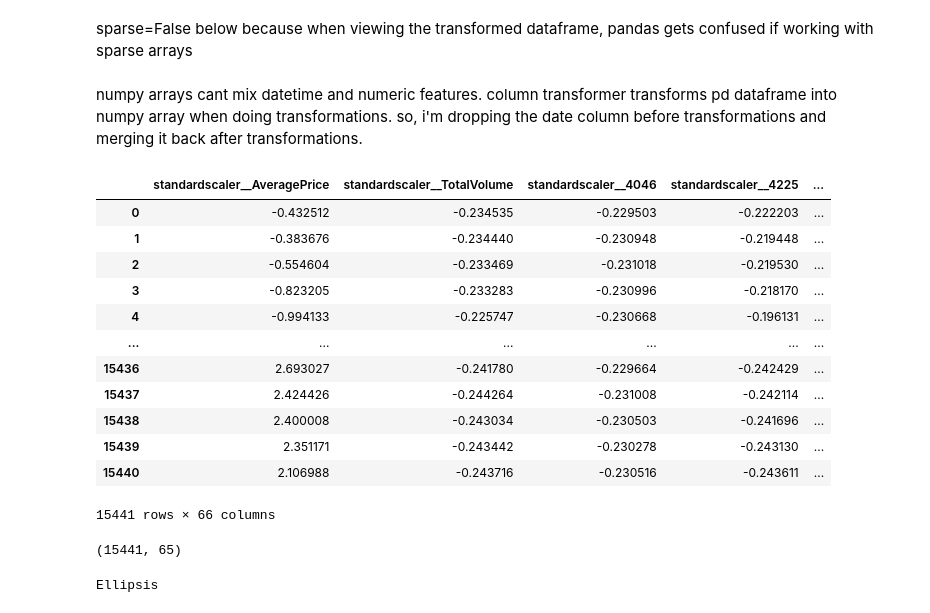
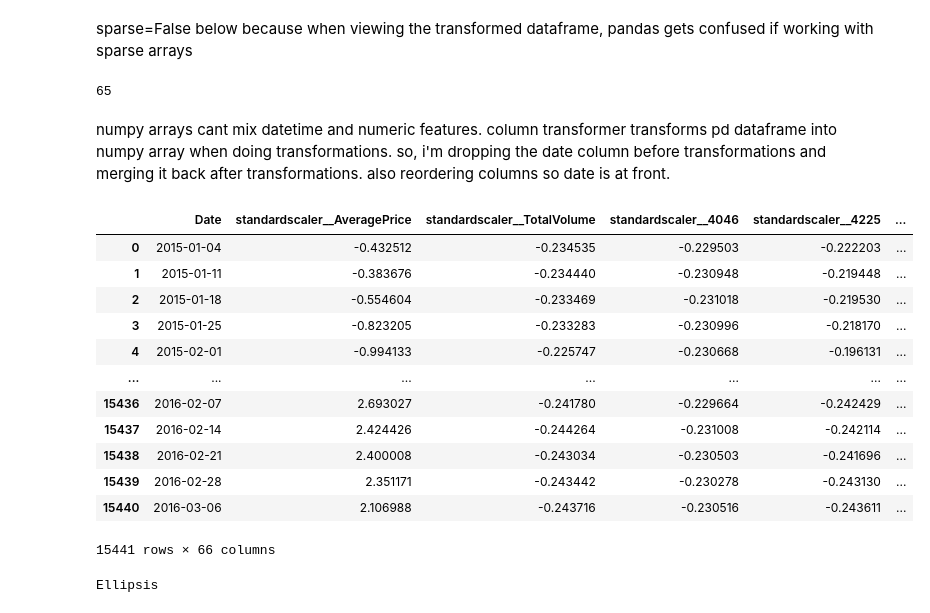
Before and after one commit to ricd99/cpsc330-2022W1, a Jupyter notebook: hw/hw8/hw8.ipynb, the cells around one changed output. Saved outputs shown, nothing was run; the diff lists cells and outputs as text; code cells hidden in the pictures.

```diff
--- a/hw/hw8/hw8.ipynb
+++ b/hw/hw8/hw8.ipynb
@@ -382,30 +382,32 @@ ct = make_column_transformer(
         categorical_cols
     )
 )
+# %%
+transformed = ct.fit_transform(X_train)
+new_col_names = ct.get_feature_names_out()
+len(new_col_names)
+# %% [output]
+65
 # %% [markdown]
-numpy arrays cant mix datetime and numeric features. column transformer transforms pd dataframe into numpy array when doing transformations. so, i'm dropping the date column before transformations and merging it back after transformations.
+numpy arrays cant mix datetime and numeric features. column transformer transforms pd dataframe into numpy array when doing transformations. so, i'm dropping the date column before transformations and merging it back after transformations. also reordering columns so date is at front.
 # %%
-transformed = ct.fit_transform(X_train)
-new_col_names = ct.get_feature_names_out()
 X_train_transformed = pd.DataFrame(transformed, columns=new_col_names)
 X_train_transformed["Date"] = X_train["Date"]
+cols = ["Date"] + [col for col in new_col_names]
+X_train_transformed = X_train_transformed[cols]
 X_train_transformed
 # %% [output]
-|  | standardscaler__AveragePrice | standardscaler__TotalVolume | standardscaler__4046 | standardscaler__4225 | ... |
-| 0 | -0.432512 | -0.234535 | -0.229503 | -0.222203 | ... |
-| 1 | -0.383676 | -0.234440 | -0.230948 | -0.219448 | ... |
-| 2 | -0.554604 | -0.233469 | -0.231018 | -0.219530 | ... |
-| 3 | -0.823205 | -0.233283 | -0.230996 | -0.218170 | ... |
-| 4 | -0.994133 | -0.225747 | -0.230668 | -0.196131 | ... |
-| ... | ... | ... | ... | ... | ... |
-| 15436 | 2.693027 | -0.241780 | -0.229664 | -0.242429 | ... |
-| 15437 | 2.424426 | -0.244264 | -0.231008 | -0.242114 | ... |
-| 15438 | 2.400008 | -0.243034 | -0.230503 | -0.241696 | ... |
-| 15439 | 2.351171 | -0.243442 | -0.230278 | -0.243130 | ... |
-| 15440 | 2.106988 | -0.243716 | -0.230516 | -0.243611 | ... |
+|  | Date | standardscaler__AveragePrice | standardscaler__TotalVolume | standardscaler__4046 | standardscaler__4225 | ... |
+| 0 | 2015-01-04 | -0.432512 | -0.234535 | -0.229503 | -0.222203 | ... |
+| 1 | 2015-01-11 | -0.383676 | -0.234440 | -0.230948 | -0.219448 | ... |
+| 2 | 2015-01-18 | -0.554604 | -0.233469 | -0.231018 | -0.219530 | ... |
+| 3 | 2015-01-25 | -0.823205 | -0.233283 | -0.230996 | -0.218170 | ... |
+| 4 | 2015-02-01 | -0.994133 | -0.225747 | -0.230668 | -0.196131 | ... |
+| ... | ... | ... | ... | ... | ... | ... |
+| 15436 | 2016-02-07 | 2.693027 | -0.241780 | -0.229664 | -0.242429 | ... |
+| 15437 | 2016-02-14 | 2.424426 | -0.244264 | -0.231008 | -0.242114 | ... |
+| 15438 | 2016-02-21 | 2.400008 | -0.243034 | -0.230503 | -0.241696 | ... |
+| 15439 | 2016-02-28 | 2.351171 | -0.243442 | -0.230278 | -0.243130 | ... |
+| 15440 | 2016-03-06 | 2.106988 | -0.243716 | -0.230516 | -0.243611 | ... |
 15441 rows × 66 columns
-# %%
-transformed.shape
-# %% [output]
-(15441, 65)
 # %%
```
Also changed, not shown: parts of 1 cell of this notebook.
